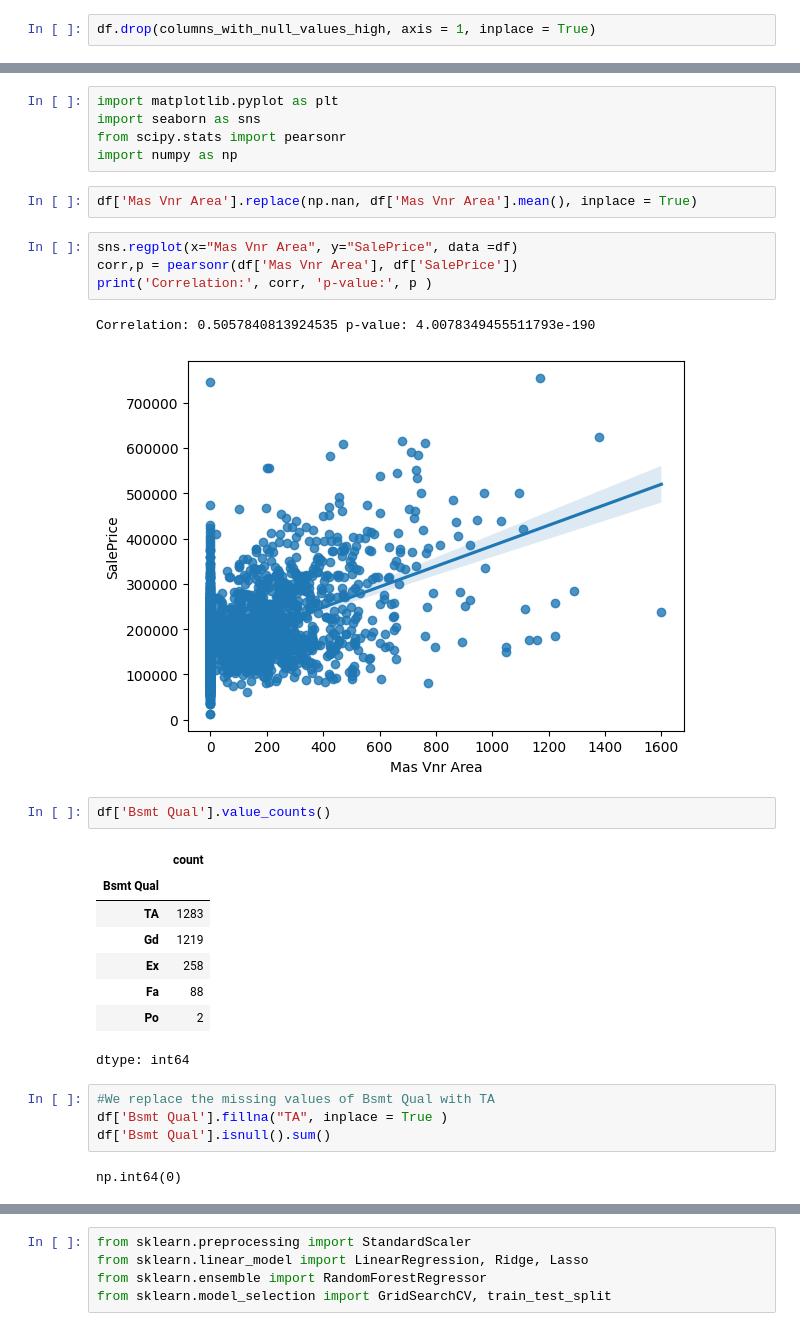
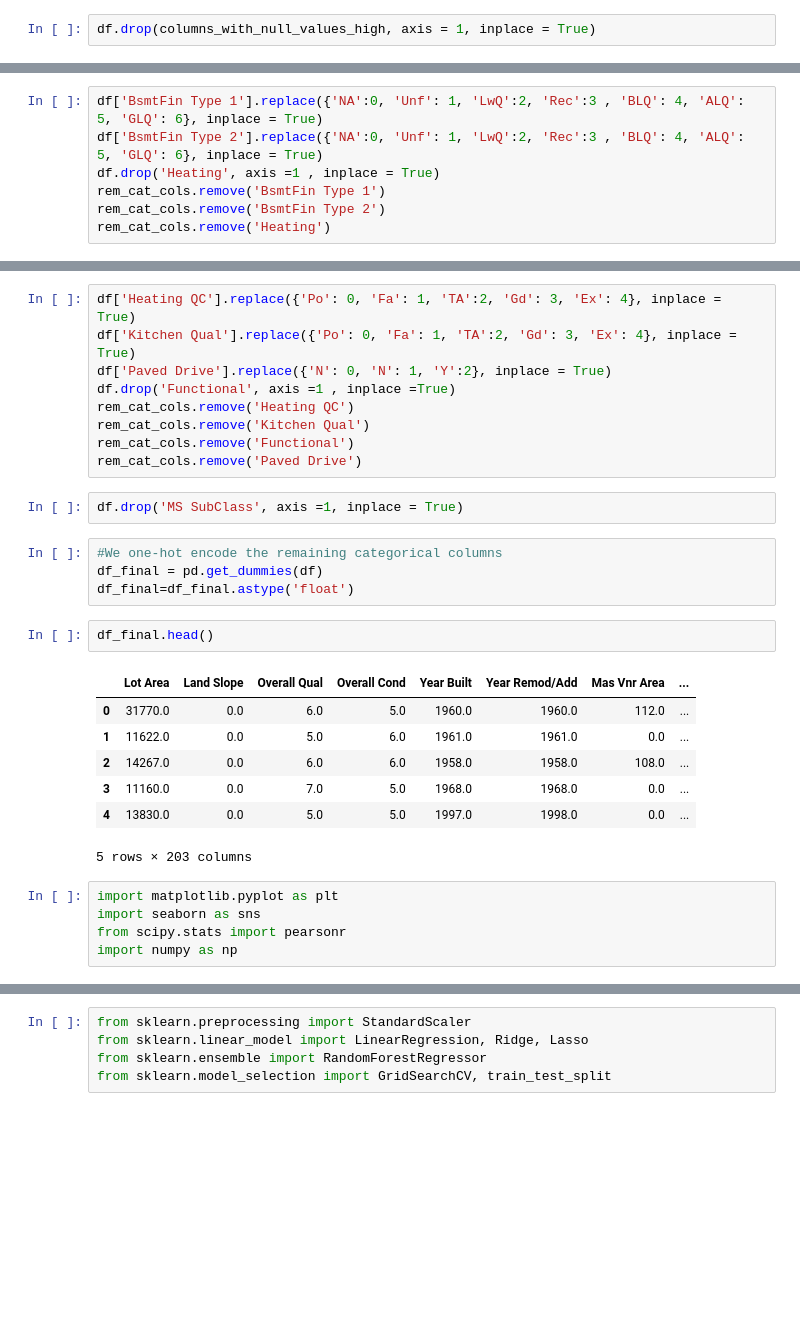
Before and after one commit to IvanTulli/Ames_Housing_Regression, a Jupyter notebook: EDA + Regression Practice/Ames_EDA+Regression.ipynb, the cells around one changed output, grey strips where cells are left out. Drawn from its saved outputs; the diff is of its cells as text; blank space fills up the shorter version.

```diff
--- a/EDA + Regression Practice/Ames_EDA+Regression.ipynb
+++ b/EDA + Regression Practice/Ames_EDA+Regression.ipynb
@@ -107,0 +216,7 @@ dtype: int64
+# %%
+df['BsmtFin Type 1'].replace({'NA':0, 'Unf': 1, 'LwQ':2, 'Rec':3 , 'BLQ': 4, 'ALQ': 5, 'GLQ': 6}, inplace = True)
+df['BsmtFin Type 2'].replace({'NA':0, 'Unf': 1, 'LwQ':2, 'Rec':3 , 'BLQ': 4, 'ALQ': 5, 'GLQ': 6}, inplace = True)
+df.drop('Heating', axis =1 , inplace = True)
+rem_cat_cols.remove('BsmtFin Type 1')
+rem_cat_cols.remove('BsmtFin Type 2')
+rem_cat_cols.remove('Heating')
@@ -108,31 +243,30 @@ dtype: int64
+# %%
+df['Heating QC'].replace({'Po': 0, 'Fa': 1, 'TA':2, 'Gd': 3, 'Ex': 4}, inplace = True)
+df['Kitchen Qual'].replace({'Po': 0, 'Fa': 1, 'TA':2, 'Gd': 3, 'Ex': 4}, inplace = True)
+df['Paved Drive'].replace({'N': 0, 'N': 1, 'Y':2}, inplace = True)
+df.drop('Functional', axis =1 , inplace =True)
+rem_cat_cols.remove('Heating QC')
+rem_cat_cols.remove('Kitchen Qual')
+rem_cat_cols.remove('Functional')
+rem_cat_cols.remove('Paved Drive')
+# %%
+df.drop('MS SubClass', axis =1, inplace = True)
+# %%
+#We one-hot encode the remaining categorical columns
+df_final = pd.get_dummies(df)
+df_final=df_final.astype('float')
+# %%
+df_final.head()
+# %% [output]
+|  | Lot Area | Land Slope | Overall Qual | Overall Cond | Year Built | Year Remod/Add | Mas Vnr Area | ... |
+| 0 | 31770.0 | 0.0 | 6.0 | 5.0 | 1960.0 | 1960.0 | 112.0 | ... |
+| 1 | 11622.0 | 0.0 | 5.0 | 6.0 | 1961.0 | 1961.0 | 0.0 | ... |
+| 2 | 14267.0 | 0.0 | 6.0 | 6.0 | 1958.0 | 1958.0 | 108.0 | ... |
+| 3 | 11160.0 | 0.0 | 7.0 | 5.0 | 1968.0 | 1968.0 | 0.0 | ... |
+| 4 | 13830.0 | 0.0 | 5.0 | 5.0 | 1997.0 | 1998.0 | 0.0 | ... |
+5 rows × 203 columns
 # %%
 import matplotlib.pyplot as plt
 import seaborn as sns
 from scipy.stats import pearsonr
 import numpy as np
-# %%
-df['Mas Vnr Area'].replace(np.nan, df['Mas Vnr Area'].mean(), inplace = True)
-# %%
-sns.regplot(x="Mas Vnr Area", y="SalePrice", data =df)
-corr,p = pearsonr(df['Mas Vnr Area'], df['SalePrice'])
-print('Correlation:', corr, 'p-value:', p )
-# %% [output]
-Correlation: 0.5057840813924535 p-value: 4.0078349455511793e-190
-[figure, removed]
-# %%
-df['Bsmt Qual'].value_counts()
-# %% [output]
-|  | count |
-| Bsmt Qual |  |
-| TA | 1283 |
-| Gd | 1219 |
-| Ex | 258 |
-| Fa | 88 |
-| Po | 2 |
-dtype: int64
-# %%
-#We replace the missing values of Bsmt Qual with TA
-df['Bsmt Qual'].fillna("TA", inplace = True )
-df['Bsmt Qual'].isnull().sum()
-# %% [output]
-np.int64(0)
```
Also changed, not shown: parts of 95 cells of this notebook.
